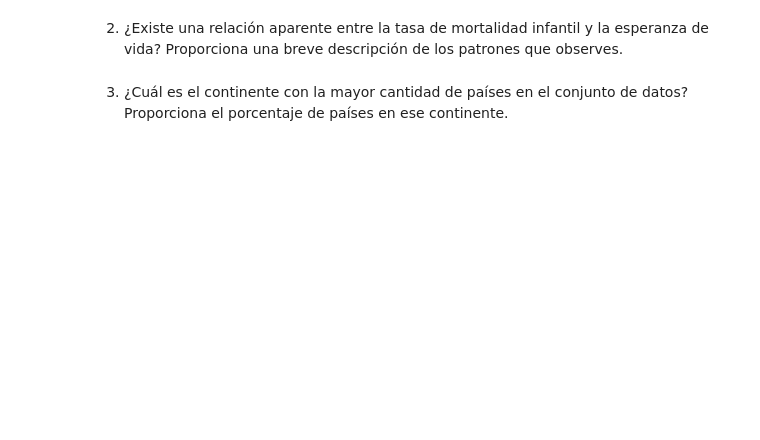
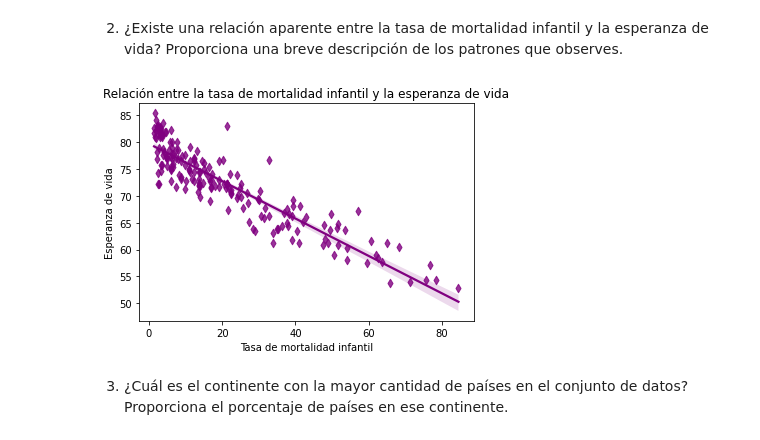
Before and after one commit to DianaG92/adalab-pair_programming-modulo3, a Jupyter notebook: promoH-modulo3-pairprogramming-Visualizacion-DIANA_ISA.ipynb, the cells around one changed output. Saved outputs shown, nothing was run; the diff lists cells and outputs as text; code cells hidden in the pictures; blank space fills up the shorter version.

```diff
--- a/promoH-modulo3-pairprogramming-Visualizacion-DIANA_ISA.ipynb
+++ b/promoH-modulo3-pairprogramming-Visualizacion-DIANA_ISA.ipynb
@@ -7,4 +62,17 @@ En este pair programming usaremos el csv que generamos en el pair programming de
 # %% [markdown]
 2. ¿Existe una relación aparente entre la tasa de mortalidad infantil y la esperanza de vida? Proporciona una breve descripción de los patrones que observes.
+# %%
+sns.regplot(x = "infant_mortality",
+            y = "life_expectancy",
+            data = df,
+            marker = "d",
+            color = "purple")
+
+plt.xlabel("Tasa de mortalidad infantil")
+plt.ylabel("Esperanza de vida")
+
+plt.title("Relación entre la tasa de mortalidad infantil y la esperanza de vida");
+# %% [output]
+[figure, added]
 # %% [markdown]
 3. ¿Cuál es el continente con la mayor cantidad de países en el conjunto de datos? Proporciona el porcentaje de países en ese continente.
```
Also changed, not shown: parts of 8 cells of this notebook, 2 other files.
